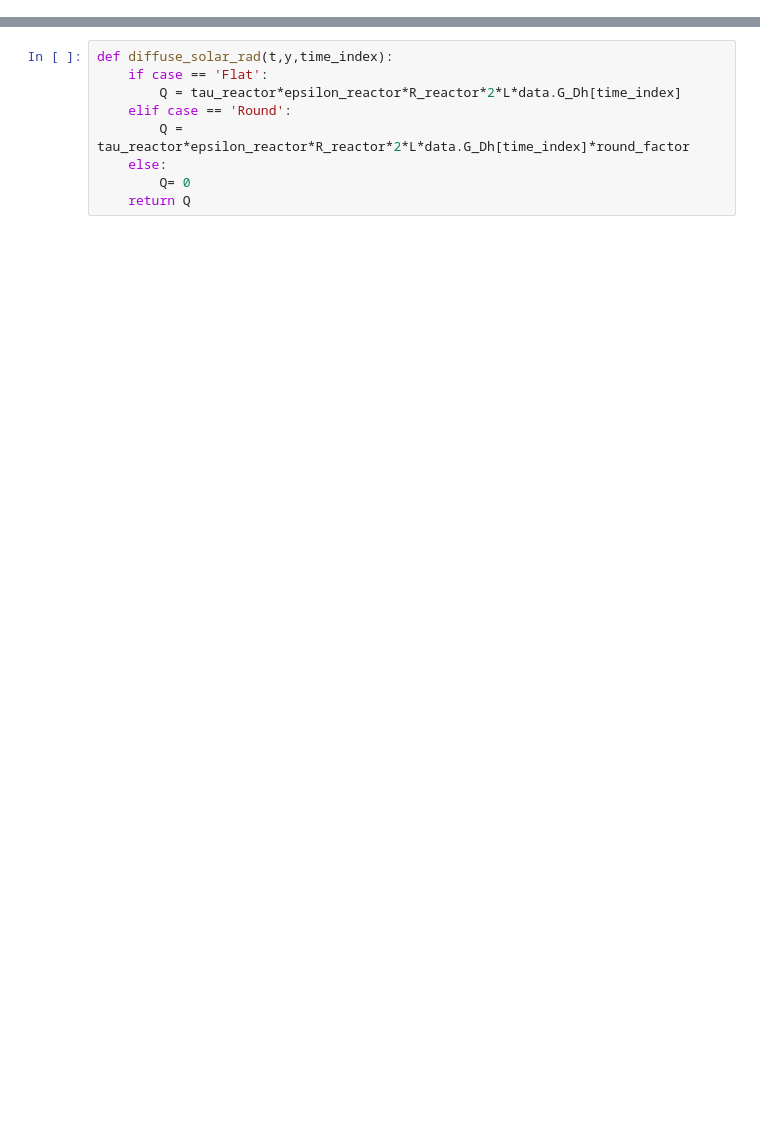
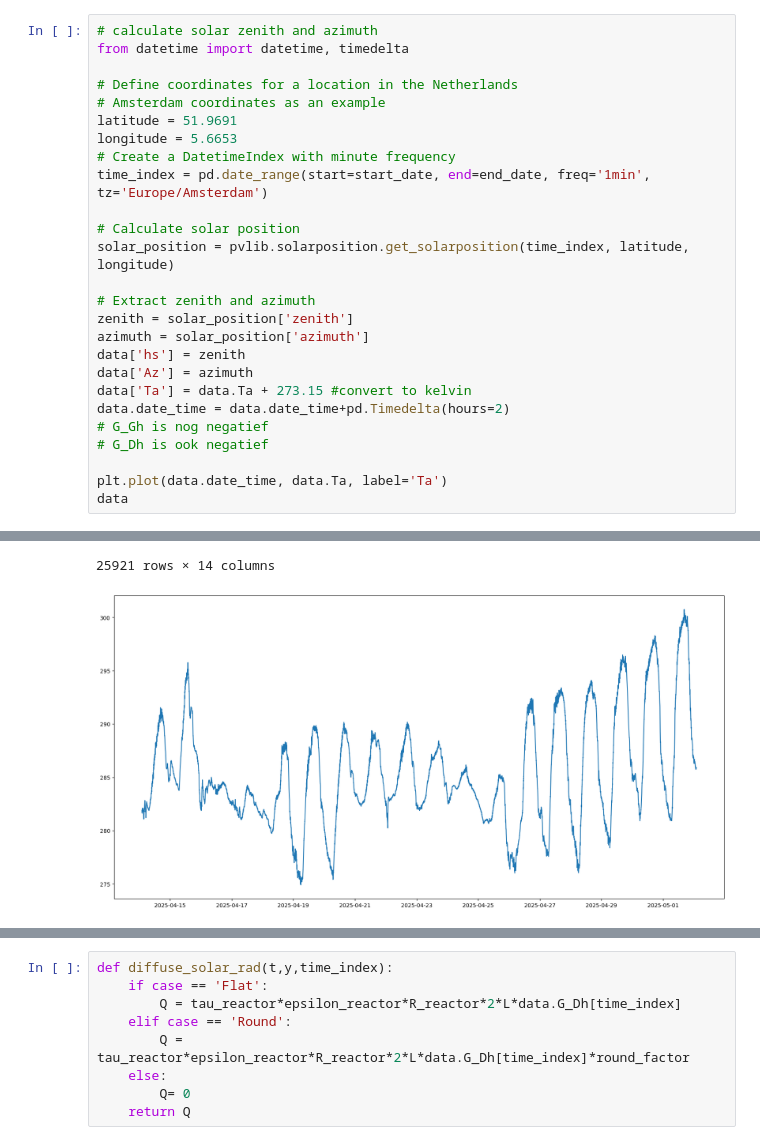
Before and after one commit to MatthijsKok01/Code, a Jupyter notebook: import_data.ipynb, the cells around one changed output, grey strips where cells are left out. Cells and saved outputs as stored; diff of their text form; blank space fills up the shorter version.

```diff
--- a/import_data.ipynb
+++ b/import_data.ipynb
@@ -127,0 +138,27 @@ data.describe()
+# %%
+# calculate solar zenith and azimuth
+from datetime import datetime, timedelta
+
+# Define coordinates for a location in the Netherlands
+# Amsterdam coordinates as an example
+latitude = 51.9691
+longitude = 5.6653
+# Create a DatetimeIndex with minute frequency
+time_index = pd.date_range(start=start_date, end=end_date, freq='1min', tz='Europe/Amsterdam')
+
+# Calculate solar position
+solar_position = pvlib.solarposition.get_solarposition(time_index, latitude, longitude)
+
+# Extract zenith and azimuth
+zenith = solar_position['zenith']
+azimuth = solar_position['azimuth']
+data['hs'] = zenith
+data['Az'] = azimuth
+data['Ta'] = data.Ta + 273.15 #convert to kelvin
+data.date_time = data.date_time+pd.Timedelta(hours=2)
+# G_Gh is nog negatief
+# G_Dh is ook negatief
+
+plt.plot(data.date_time, data.Ta, label='Ta')
+data
+# %% [output]
@@ -128,2 +177,4 @@ data.describe()
+25921 rows × 14 columns
+[figure, added]
 # %%
 #extract logger data, this works!
```
Also changed, not shown: parts of 28 cells of this notebook.
